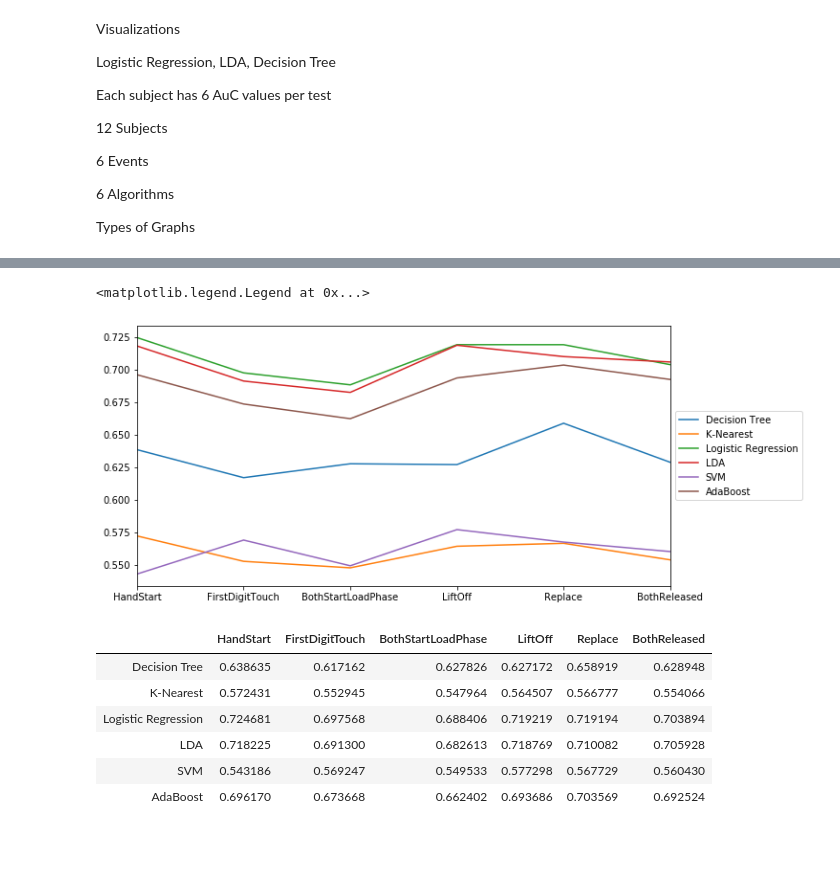
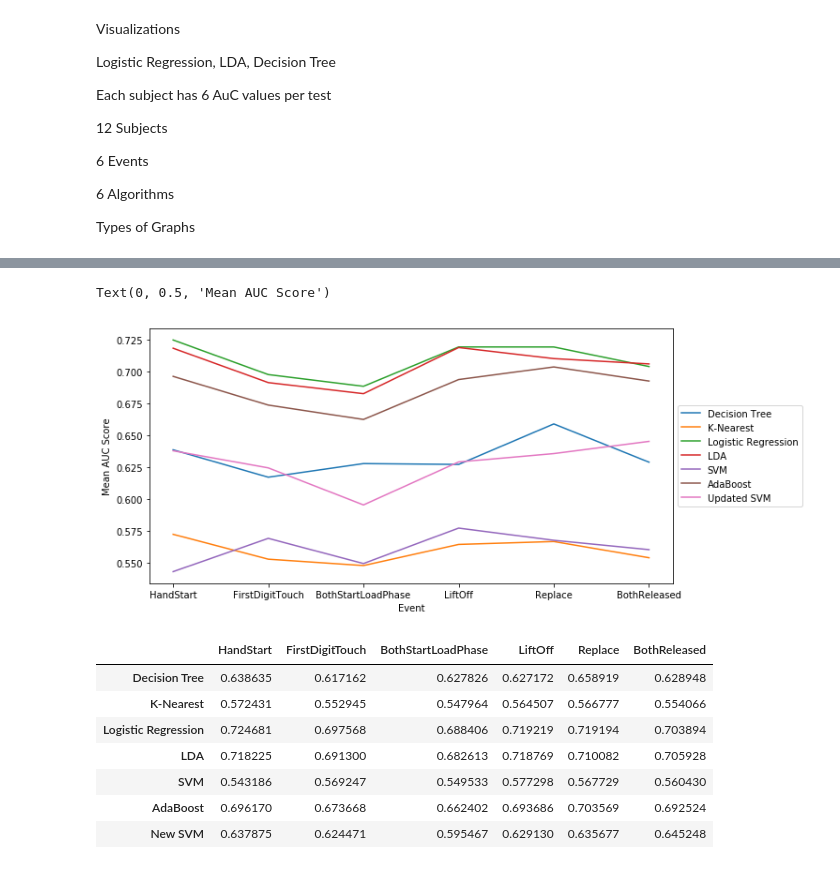
Before and after one commit to minavukovic/COGS189Project, a Jupyter notebook: Visualizations.ipynb, the cells around one changed output, grey strips where cells are left out. Saved outputs shown, nothing was run; the diff lists cells and outputs as text; code cells hidden in the pictures; blank space fills up the shorter version.

```diff
--- a/Visualizations.ipynb
+++ b/Visualizations.ipynb
@@ -21,3 +21,10 @@ import patsy
 import statsmodels.api as sm
 import scipy.stats as stats
 from scipy.stats import ttest_ind, chisquare, normaltest
+# %%
+df_svm_1_6 = pd.read_csv('Mina_results_svc_1_6.csv')
+df_svm_7_12 = pd.read_csv('Mina_results_svc_7_12.csv')
+df_svm = [df_svm_1_6, df_svm_7_12]
+df = pd.concat(df_svm)
+df = df.replace(to_replace =["Support Vector Machine"], value ="New SVM")
+df
@@ -30,13 +51,12 @@ df_shae = pd.read_csv('Shae_Results_knearest.csv')
 
 
 #concating
-dfs = [df_prabesh, df_mina, df_shae, df_mina2]
+dfs = [df_prabesh, df_mina, df_shae, df_mina2, df]
 df_all = pd.concat(dfs)
 #renaming columns
 df_all.columns = ["a","Subject","Classifier", "AUC_Score"]
 #dropping extra column
 df_all.drop(['a'], axis=1, inplace = True)
-
 
 
 #AUC cell was a string which needed to be a list of floats instead
@@ -61,18 +81,21 @@ df_all[['Event1','Event2','Event3','Event4','Event5','Event6']] = pd.DataFrame(d
 #df_LDA = df_all.copy()
 
 #Too lazy to find an easier way to do this but creating dataframes for each of the algorithms
-a = ['LDA', "Logistic Regression",'K-nearest Neighbors','Support Vector Machine', 'AdaBoost']
+a = ['LDA', "Logistic Regression",'K-nearest Neighbors','Support Vector Machine', 'AdaBoost', 'New SVM']
 df_decision = df_all[~df_all['Classifier'].isin(a)]
-b = ['LDA', "Decision Tree",'K-nearest Neighbors','Support Vector Machine', 'AdaBoost']
+b = ['LDA', "Decision Tree",'K-nearest Neighbors','Support Vector Machine', 'AdaBoost', 'New SVM']
 df_LR = df_all[~df_all['Classifier'].isin(b)]
-c = ['Decision Tree', "Logistic Regression",'K-nearest Neighbors','Support Vector Machine', 'AdaBoost']
+c = ['Decision Tree', "Logistic Regression",'K-nearest Neighbors','Support Vector Machine', 'AdaBoost', 'New SVM']
 df_LDA = df_all[~df_all['Classifier'].isin(c)]
-d = ['Decision Tree', "Logistic Regression",'LDA','Support Vector Machine', 'AdaBoost']
+d = ['Decision Tree', "Logistic Regression",'LDA','Support Vector Machine', 'AdaBoost', 'New SVM']
 df_k = df_all[~df_all['Classifier'].isin(d)]
-e = ['Decision Tree', "Logistic Regression",'LDA','K-nearest Neighbors', 'AdaBoost']
+e = ['Decision Tree', "Logistic Regression",'LDA','K-nearest Neighbors', 'AdaBoost', 'New SVM']
 df_svm = df_all[~df_all['Classifier'].isin(e)]
-f = ['Decision Tree', "Logistic Regression",'LDA','K-nearest Neighbors', 'Support Vector Machine']
+f = ['Decision Tree', "Logistic Regression",'LDA','K-nearest Neighbors', 'Support Vector Machine', 'New SVM']
 df_ada = df_all[~df_all['Classifier'].isin(f)]
+
+g = ['Decision Tree', "Logistic Regression",'LDA','K-nearest Neighbors', 'Support Vector Machine', 'AdBoost']
+df_new_svm = df_all[~df_all['Classifier'].isin(g)]
 # %%
 #Actually Graphing stuff
 events = ['Event1','Event2','Event3','Event4','Event5','Event6']
@@ -106,37 +129,45 @@ for event in events:
 
 
 #SVM
 mean_svm = []
 for event in events:
     event = df_svm[event].mean()
     mean_svm.append(event)
 
+#New SVM
+mean_new_svm = []
+for event in events:
+    event = df_new_svm[event].mean()
+    mean_new_svm.append(event)
 
 #ada
 mean_ada = []
 for event in events:
     event = df_ada[event].mean()
     mean_ada.append(event)
 
 
 
-means = [mean_decision, mean_k, mean_LR, mean_LDA, mean_svm, mean_ada]
+means = [mean_decision, mean_k, mean_LR, mean_LDA, mean_svm, mean_ada, mean_new_svm]
 
 
 #creating dataframe of all of the means
 
-df_all_means = pd.DataFrame(means, index =['Decision Tree', 'K-Nearest', 'Logistic Regression', 'LDA','SVM', 'AdaBoost'],
+df_all_means = pd.DataFrame(means, index =['Decision Tree', 'K-Nearest', 'Logistic Regression', 'LDA','SVM', 'AdaBoost', 'Updated SVM'],
                                               columns =['HandStart','FirstDigitTouch','BothStartLoadPhase','LiftOff','Replace','BothReleased'])
 #df_all_means['Classifier'] = classifiers
 #df_all_means.plot()
 #df_all_means.plot(['Event1','Event2','Event3','Event4','Event5','Event6'],'Classifier',kind = 'line')
 df_all_means_T = df_all_means.T
 df_all_means_T.plot(figsize=(10,5))
 plt.legend(loc='center left', bbox_to_anchor=(1.0, 0.5))
 #df_all_means_T
+plt.xticks(np.arange(6), ('HandStart', 'FirstDigitTouch', 'BothStartLoadPhase', 'LiftOff', 'Replace', 'BothReleased'))
+plt.xlabel('Event')
+plt.ylabel('Mean AUC Score')
 # %% [output]
-<matplotlib.legend.Legend at 0x...>
+Text(0, 0.5, 'Mean AUC Score')
-[figure, old version]
+[figure, new version]
 # %%
 #fig=pd.plotting.scatter_matrix(df_all_means)
 df_all_means
@@ -148,3 +179,4 @@ df_all_means
 | LDA | 0.718225 | 0.691300 | 0.682613 | 0.718769 | 0.710082 | 0.705928 |
 | SVM | 0.543186 | 0.569247 | 0.549533 | 0.577298 | 0.567729 | 0.560430 |
 | AdaBoost | 0.696170 | 0.673668 | 0.662402 | 0.693686 | 0.703569 | 0.692524 |
+| New SVM | 0.637875 | 0.624471 | 0.595467 | 0.629130 | 0.635677 | 0.645248 |
```
Also changed, not shown: parts of 4 cells of this notebook.
